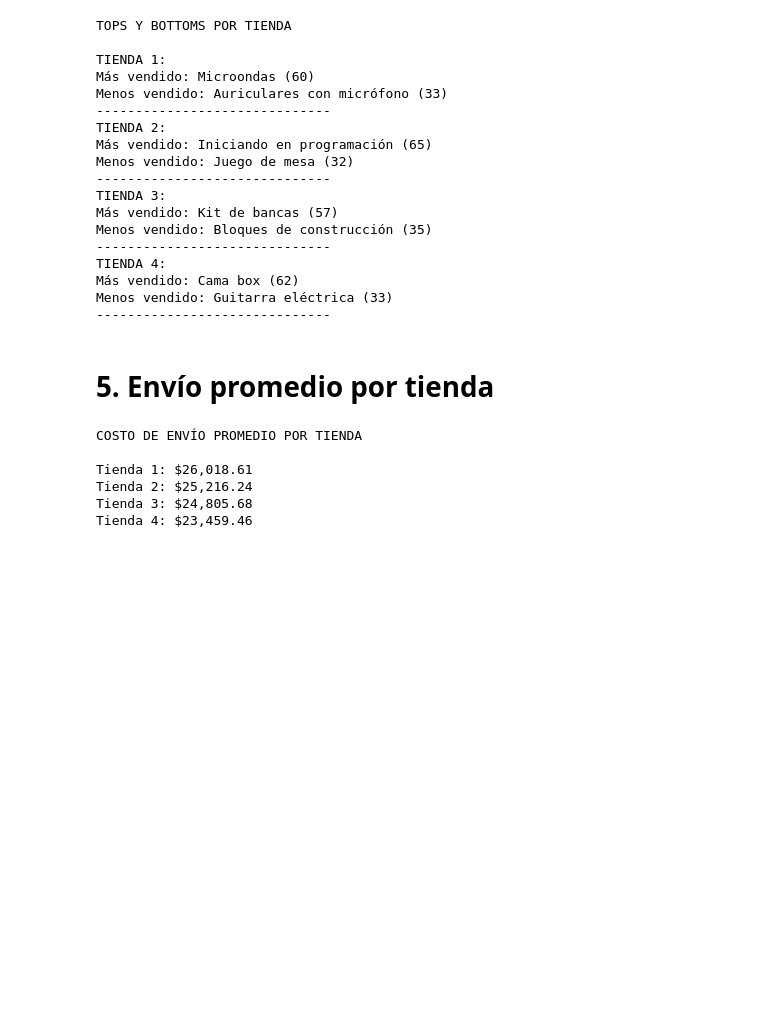
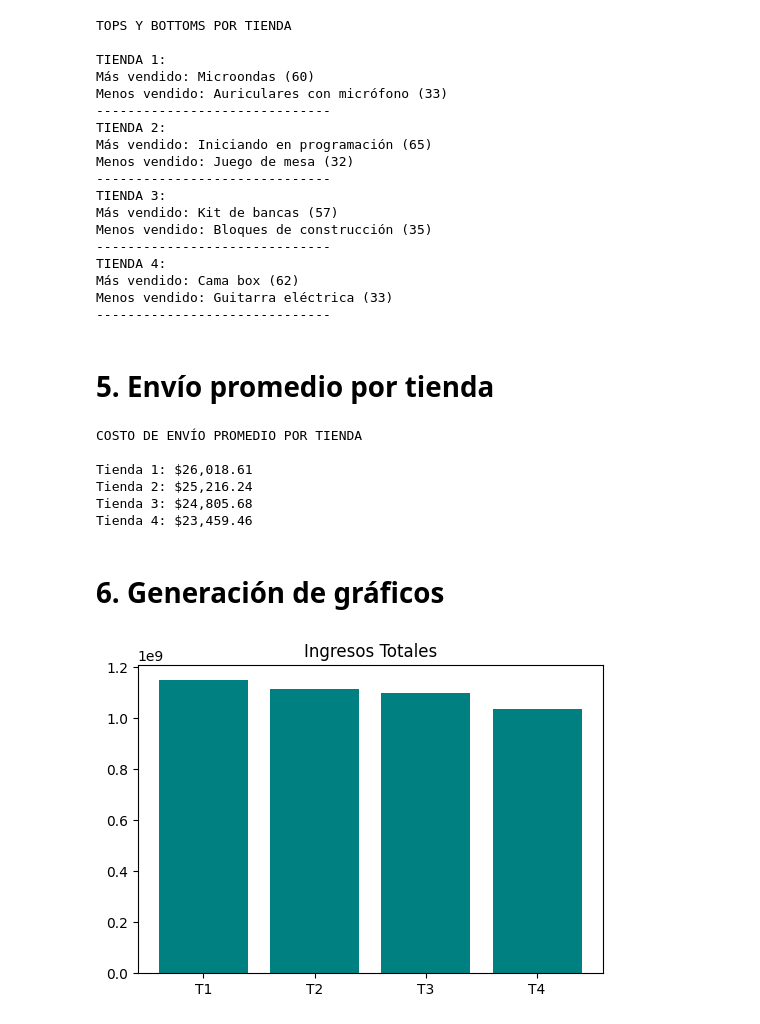
Before and after one commit to JuanDiegoCJ/challenge-alura-store-datascience-g9, a Jupyter notebook: AluraStoreLatam.ipynb, the cells around one changed output. Saved outputs shown, nothing was run; the diff lists cells and outputs as text; code cells hidden in the pictures; blank space fills up the shorter version.

Commit message:
Gráficos de las tiendas

```diff
--- a/AluraStoreLatam.ipynb
+++ b/AluraStoreLatam.ipynb
@@ -126,3 +126,5 @@ Tienda 1: $26,018.61
 Tienda 2: $25,216.24
 Tienda 3: $24,805.68
 Tienda 4: $23,459.46
+# %% [markdown]
+# 6. Generación de gráficos
@@ -128,0 +133,8 @@ Tienda 4: $23,459.46
+# %%
+# Gráfico de Barras (Ingresos)
+plt.figure(figsize=(6,4))
+plt.bar(["T1", "T2", "T3", "T4"], [t['Precio'].sum() for t in tiendas], color='teal')
+plt.title("Ingresos Totales")
+plt.show()
+# %% [output]
+[figure, added]
```
Also changed, not shown: parts of 3 cells of this notebook.
